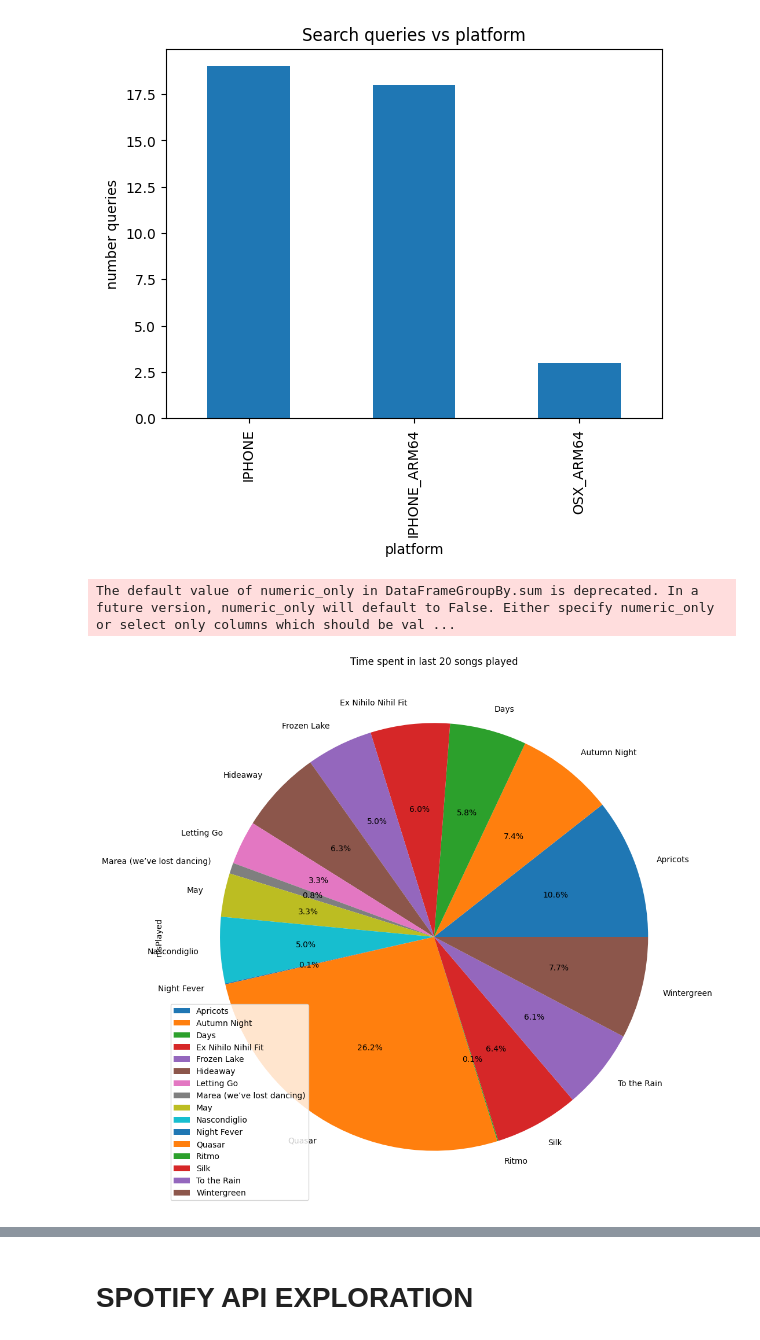
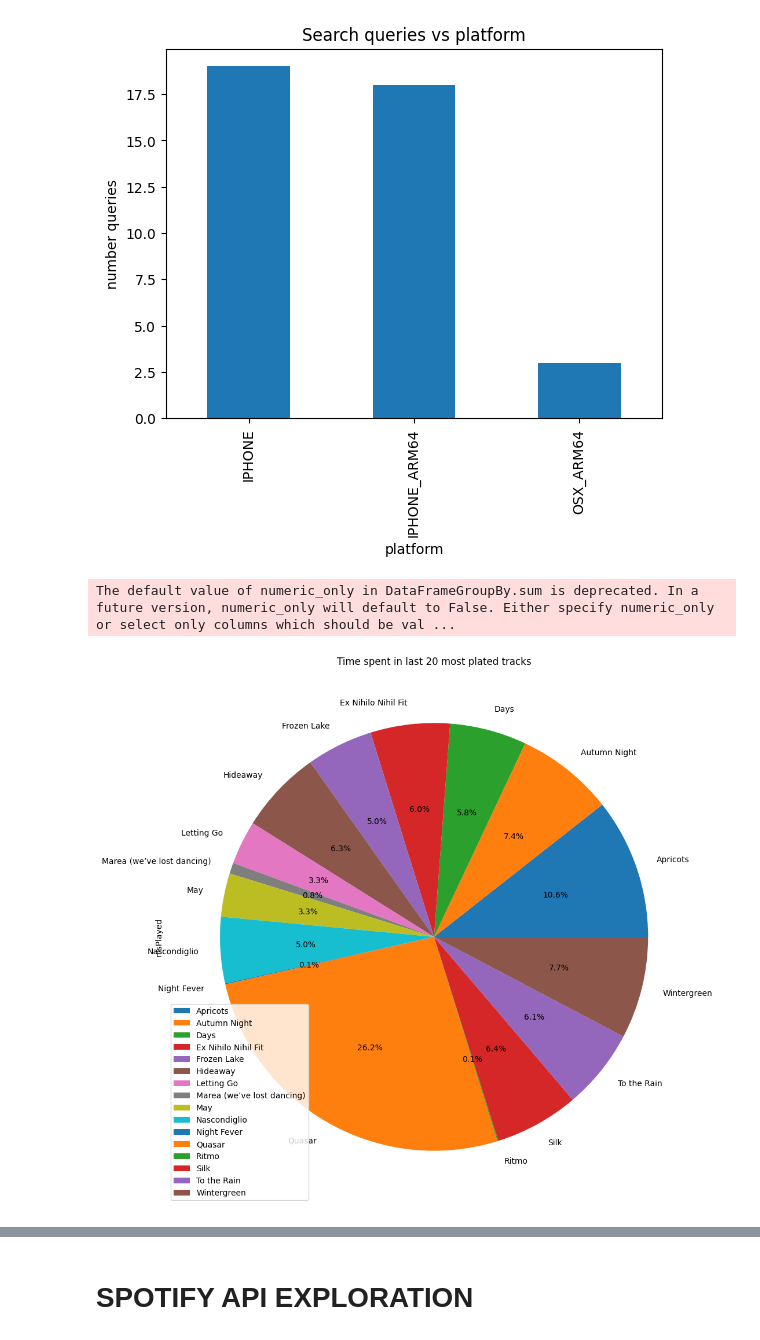
Before and after one commit to marcel41/project-2023-plottwisters, a Jupyter notebook: notebooks/Analysis.ipynb, the cells around one changed output, grey strips where cells are left out. Saved outputs shown, nothing was run; the diff lists cells and outputs as text; code cells hidden in the pictures.

```diff
--- a/notebooks/Analysis.ipynb
+++ b/notebooks/Analysis.ipynb
@@ -110,9 +110,9 @@ create_bar_chart(search_queries['platform'], "number queries", "platform", "Sear
 [figure]
 # %%
 new_df = streaming.head(20).groupby('trackName').sum().reset_index()
-create_pie_chart(new_df, 'trackName', 'msPlayed','Time spent in last 20 songs played')
+create_pie_chart(new_df, 'trackName', 'msPlayed','Time spent in last 20 most plated tracks')
 # %% [output]
 The default value of numeric_only in DataFrameGroupBy.sum is deprecated. In a future version, numeric_only will default to False. Either specify numeric_only or select only columns which should be val ...
-[figure, old version]
+[figure, new version]
 # %%
 new_df = streaming.head(20).groupby('artistName').sum().reset_index()
```
Also changed, not shown: parts of 1 cell of this notebook, 8 other files.
